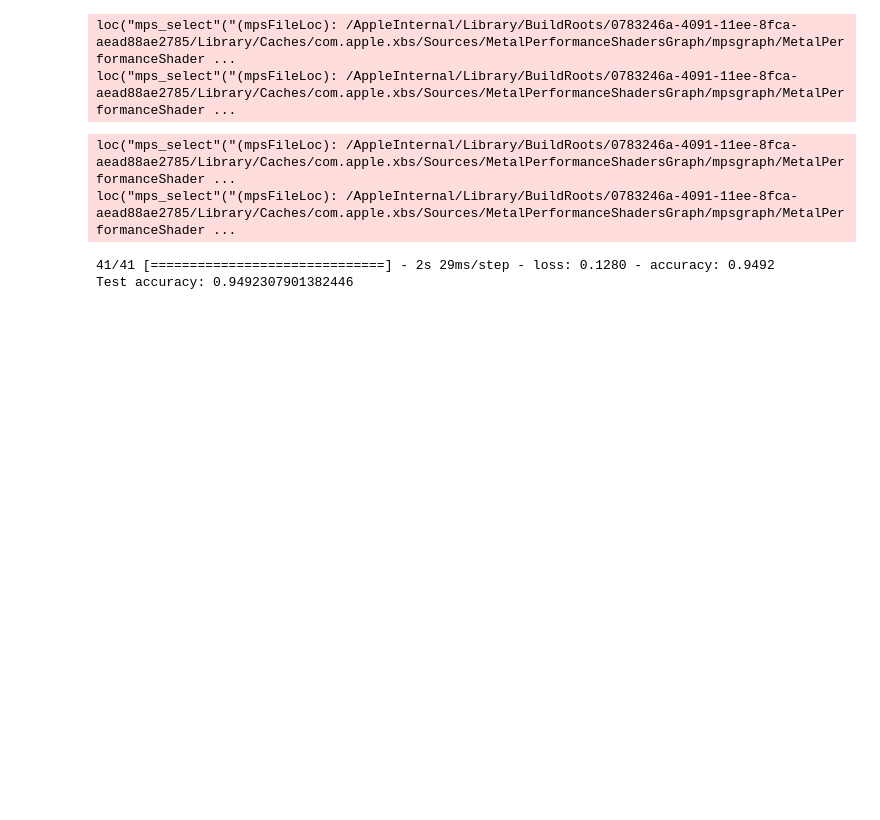
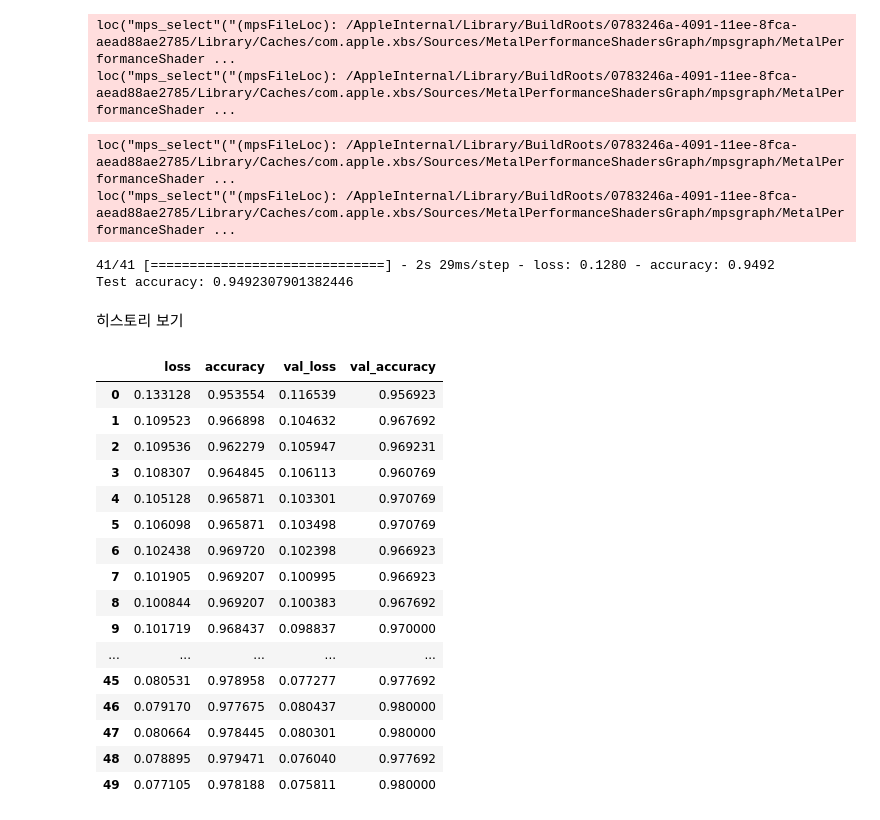
Before and after one commit to Nedian0Brien/DeepLearning_lecture, a Jupyter notebook: 와인 종류 예측하기.ipynb, the cells around one changed output. Cells and saved outputs as stored; diff of their text form; code cells hidden in the pictures; blank space fills up the shorter version.

Commit message:
히스토리 보기 추가

```diff
--- a/와인 종류 예측하기.ipynb
+++ b/와인 종류 예측하기.ipynb
@@ -107,3 +111,26 @@ loc("mps_select"("(mpsFileLoc): /AppleInternal/Library/BuildRoots/0783246a-4091-
 loc("mps_select"("(mpsFileLoc): /AppleInternal/Library/BuildRoots/0783246a-4091-11ee-8fca-aead88ae2785/Library/Caches/com.apple.xbs/Sources/MetalPerformanceShadersGraph/mpsgraph/MetalPerformanceShader ...
 41/41 [==============================] - 2s 29ms/step - loss: 0.1280 - accuracy: 0.9492
 Test accuracy: 0.9492307901382446
+# %% [markdown]
+히스토리 보기
+# %%
+hist_df = pd.DataFrame(history.history)
+hist_df
+# %% [output]
+|  | loss | accuracy | val_loss | val_accuracy |
+| 0 | 0.133128 | 0.953554 | 0.116539 | 0.956923 |
+| 1 | 0.109523 | 0.966898 | 0.104632 | 0.967692 |
+| 2 | 0.109536 | 0.962279 | 0.105947 | 0.969231 |
+| 3 | 0.108307 | 0.964845 | 0.106113 | 0.960769 |
+| 4 | 0.105128 | 0.965871 | 0.103301 | 0.970769 |
+| 5 | 0.106098 | 0.965871 | 0.103498 | 0.970769 |
+| 6 | 0.102438 | 0.969720 | 0.102398 | 0.966923 |
+| 7 | 0.101905 | 0.969207 | 0.100995 | 0.966923 |
+| 8 | 0.100844 | 0.969207 | 0.100383 | 0.967692 |
+| 9 | 0.101719 | 0.968437 | 0.098837 | 0.970000 |
+| ... | ... | ... | ... | ... |
+| 45 | 0.080531 | 0.978958 | 0.077277 | 0.977692 |
+| 46 | 0.079170 | 0.977675 | 0.080437 | 0.980000 |
+| 47 | 0.080664 | 0.978445 | 0.080301 | 0.980000 |
+| 48 | 0.078895 | 0.979471 | 0.076040 | 0.977692 |
+| 49 | 0.077105 | 0.978188 | 0.075811 | 0.980000 |
```
Also changed, not shown: parts of 4 cells of this notebook.
